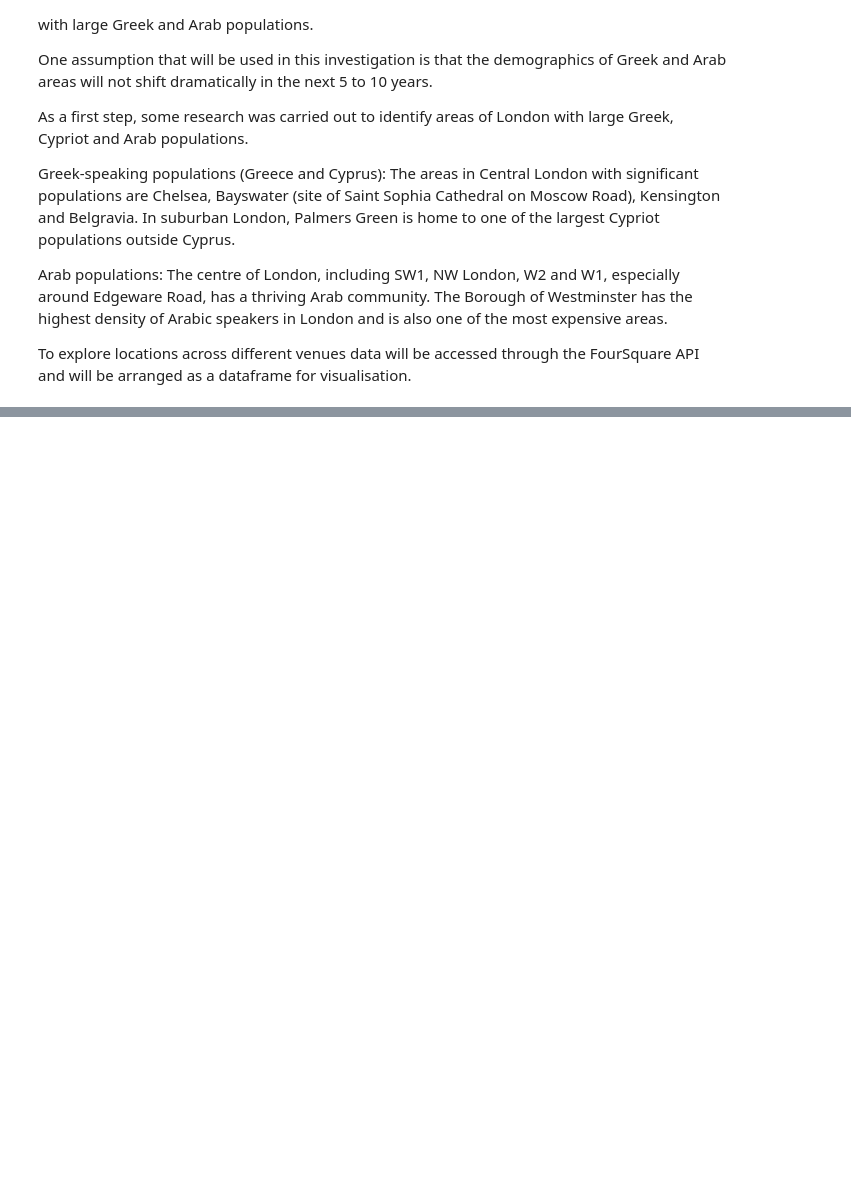
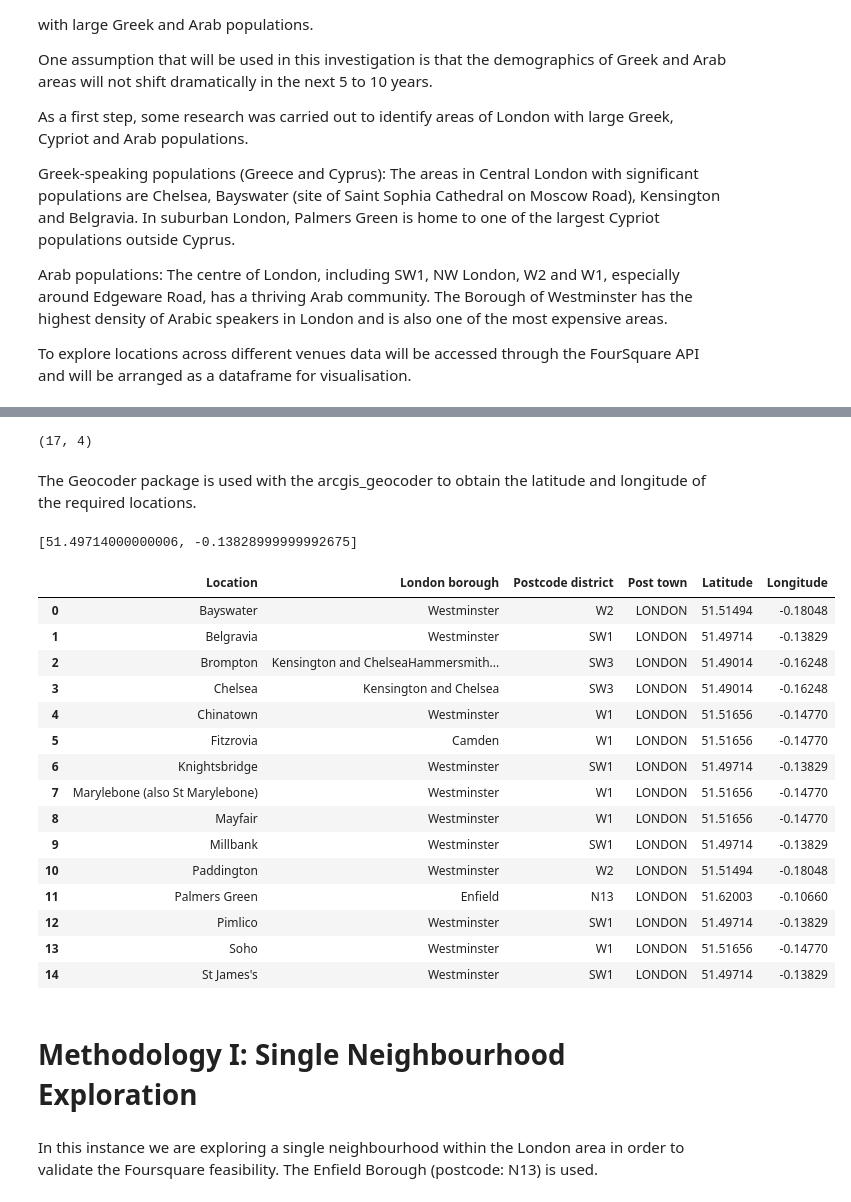
Before and after one commit to spyroscharonis/Coursera_Capstone, a Jupyter notebook: London Restaurant Chain.ipynb, the cells around one changed output, grey strips where cells are left out. Drawn from its saved outputs; the diff is of its cells as text; code cells hidden in the pictures; blank space fills up the shorter version.

```diff
--- a/London Restaurant Chain.ipynb
+++ b/London Restaurant Chain.ipynb
@@ -26,0 +168,7 @@ To explore locations across different venues data will be accessed through the F
+# %%
+# Collect postcodes of interest
+postcodes = ['W1', 'W2', 'SW1', 'SW3', 'SW10', 'N13']
+
+# Define new dataframe containing only areas of interest
+df_LondonAreas = df_new.loc[df_new['Postcode\xa0district'].isin(postcodes)].reset_index(drop=True)
+df_LondonAreas.head(15)
@@ -26,0 +192,56 @@ To explore locations across different venues data will be accessed through the F
+# %%
+df_LondonAreas.shape
+# %% [output]
+(17, 4)
+# %% [markdown]
+The Geocoder package is used with the arcgis_geocoder to obtain the latitude and longitude of the required locations.
+# %%
+!pip -q install geocoder
+import geocoder
+import time
+
+def get_latlng(arcgis_geocoder):
+    """ Function to use latitude and longitude data """
+
+    # Initialise the Location (lat. and long.) to "None"
+    lat_lng_coords = None
+
+    # While loop creates a continous run until all the location coordinates are geocoded
+    while(lat_lng_coords is None):
+        g = geocoder.arcgis('{}, London, United Kingdom'.format(arcgis_geocoder))
+        lat_lng_coords = g.latlng
+
+    return lat_lng_coords
+# %%
+geocoder_example = get_latlng('SW1')
+print(geocoder_example)
+# %% [output]
+[51.49714000000006, -0.13828999999992675]
+# %%
+# Apply get_latlng to df_LondonAreas
+postal_codes = df_LondonAreas['Postcode\xa0district']
+coords = [get_latlng(postal_code) for postal_code in postal_codes.tolist()]
+
+# Merge latitude and longitude coordinates with the London dataframe
+df_loc = df_LondonAreas
+df_AreaCoords = pd.DataFrame(coords, columns = ['Latitude', 'Longitude'])
+df_loc['Latitude'] = df_AreaCoords['Latitude']
+df_loc['Longitude'] = df_AreaCoords['Longitude']
+df_loc.head(15)
+# %% [output]
+|  | Location | London borough | Postcode district | Post town | Latitude | Longitude |
+| 0 | Bayswater | Westminster | W2 | LONDON | 51.51494 | -0.18048 |
+| 1 | Belgravia | Westminster | SW1 | LONDON | 51.49714 | -0.13829 |
+| 2 | Brompton | Kensington and ChelseaHammersmith... | SW3 | LONDON | 51.49014 | -0.16248 |
+| 3 | Chelsea | Kensington and Chelsea | SW3 | LONDON | 51.49014 | -0.16248 |
+| 4 | Chinatown | Westminster | W1 | LONDON | 51.51656 | -0.14770 |
+| 5 | Fitzrovia | Camden | W1 | LONDON | 51.51656 | -0.14770 |
+| 6 | Knightsbridge | Westminster | SW1 | LONDON | 51.49714 | -0.13829 |
+| 7 | Marylebone (also St Marylebone) | Westminster | W1 | LONDON | 51.51656 | -0.14770 |
+| 8 | Mayfair | Westminster | W1 | LONDON | 51.51656 | -0.14770 |
+| 9 | Millbank | Westminster | SW1 | LONDON | 51.49714 | -0.13829 |
+| 10 | Paddington | Westminster | W2 | LONDON | 51.51494 | -0.18048 |
+| 11 | Palmers Green | Enfield | N13 | LONDON | 51.62003 | -0.10660 |
+| 12 | Pimlico | Westminster | SW1 | LONDON | 51.49714 | -0.13829 |
+| 13 | Soho | Westminster | W1 | LONDON | 51.51656 | -0.14770 |
+| 14 | St James's | Westminster | SW1 | LONDON | 51.49714 | -0.13829 |
@@ -26,0 +254,4 @@ To explore locations across different venues data will be accessed through the F
+# %% [markdown]
+# Methodology I: Single Neighbourhood Exploration
+# %% [markdown]
+In this instance we are exploring a single neighbourhood within the London area in order to validate the Foursquare feasibility. The Enfield Borough (postcode: N13) is used.
```
Also changed, not shown: parts of 41 cells of this notebook.
